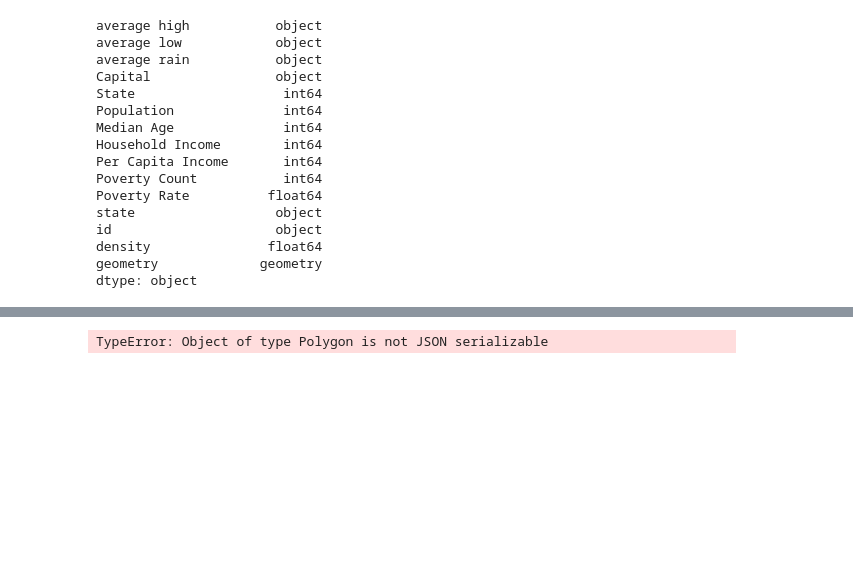
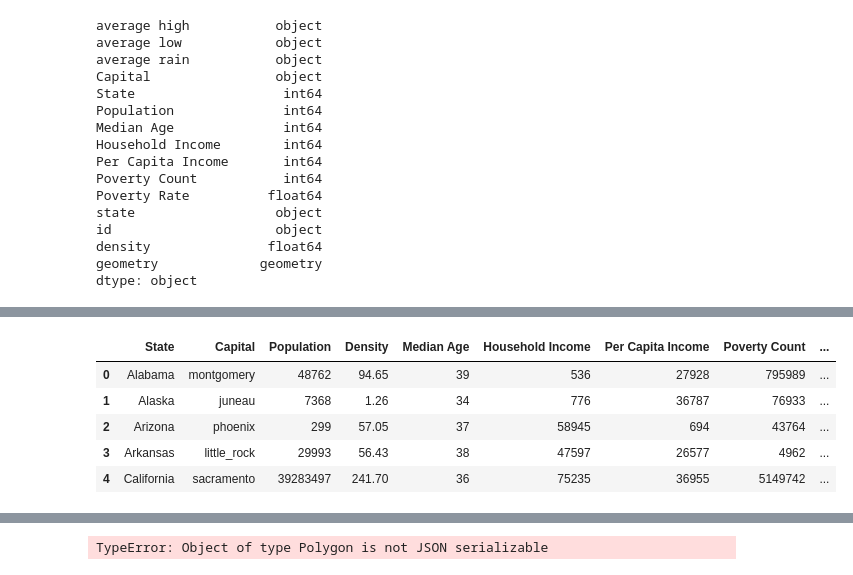
Before and after one commit to jforbis/project3-weathermap, a Jupyter notebook: scrape_files/forbis test/geoJson.ipynb, the cells around one changed output, grey strips where cells are left out. Saved outputs shown, nothing was run; the diff lists cells and outputs as text; code cells hidden in the pictures; blank space fills up the shorter version.

```diff
--- a/scrape_files/forbis test/geoJson.ipynb
+++ b/scrape_files/forbis test/geoJson.ipynb
@@ -388,0 +468,10 @@ master_geojson
+# %%
+final_table["Density"] = pd.Series(["{0:.2f}".format(val*1) for val in final_table["Density"]])
+final_table.head()
+# %% [output]
+|  | State | Capital | Population | Density | Median Age | Household Income | Per Capita Income | Poverty Count | ... |
+| 0 | Alabama | montgomery | 48762 | 94.65 | 39 | 536 | 27928 | 795989 | ... |
+| 1 | Alaska | juneau | 7368 | 1.26 | 34 | 776 | 36787 | 76933 | ... |
+| 2 | Arizona | phoenix | 299 | 57.05 | 37 | 58945 | 694 | 43764 | ... |
+| 3 | Arkansas | little_rock | 29993 | 56.43 | 38 | 47597 | 26577 | 4962 | ... |
+| 4 | California | sacramento | 39283497 | 241.70 | 36 | 75235 | 36955 | 5149742 | ... |
```
Also changed, not shown: parts of 17 cells of this notebook, 1 other file.
